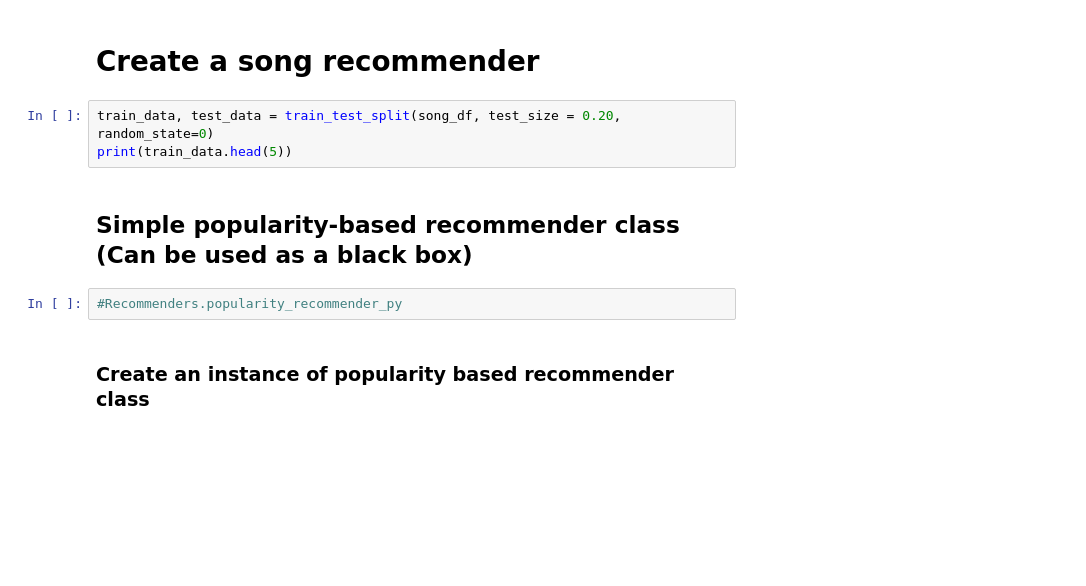
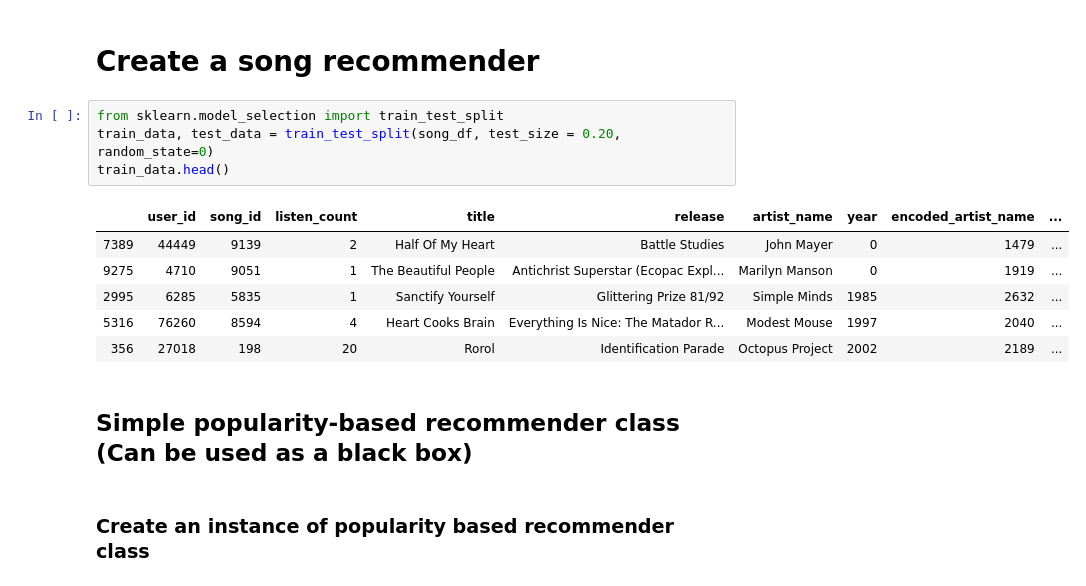
Before and after one commit to halonko/Music-Recommendation-System, a Jupyter notebook: code/playlist_recommendation.ipynb, the cells around one changed output. Saved outputs shown, nothing was run; the diff lists cells and outputs as text; blank space fills up the shorter version.

```diff
--- a/code/playlist_recommendation.ipynb
+++ b/code/playlist_recommendation.ipynb
@@ -149,12 +158,18 @@ len(songs)
 # %% [markdown]
 # Create a song recommender
 # %%
+from sklearn.model_selection import train_test_split
 train_data, test_data = train_test_split(song_df, test_size = 0.20, random_state=0)
-print(train_data.head(5))
+train_data.head()
+# %% [output]
+|  | user_id | song_id | listen_count | title | release | artist_name | year | encoded_artist_name | ... |
+| 7389 | 44449 | 9139 | 2 | Half Of My Heart | Battle Studies | John Mayer | 0 | 1479 | ... |
+| 9275 | 4710 | 9051 | 1 | The Beautiful People | Antichrist Superstar (Ecopac Expl... | Marilyn Manson | 0 | 1919 | ... |
+| 2995 | 6285 | 5835 | 1 | Sanctify Yourself | Glittering Prize 81/92 | Simple Minds | 1985 | 2632 | ... |
+| 5316 | 76260 | 8594 | 4 | Heart Cooks Brain | Everything Is Nice: The Matador R... | Modest Mouse | 1997 | 2040 | ... |
+| 356 | 27018 | 198 | 20 | Rorol | Identification Parade | Octopus Project | 2002 | 2189 | ... |
 # %% [markdown]
 ## Simple popularity-based recommender class (Can be used as a black box)
-# %%
-#Recommenders.popularity_recommender_py
 # %% [markdown]
 ### Create an instance of popularity based recommender class
 # %%
```
Also changed, not shown: parts of 34 cells of this notebook, 1 other file.
